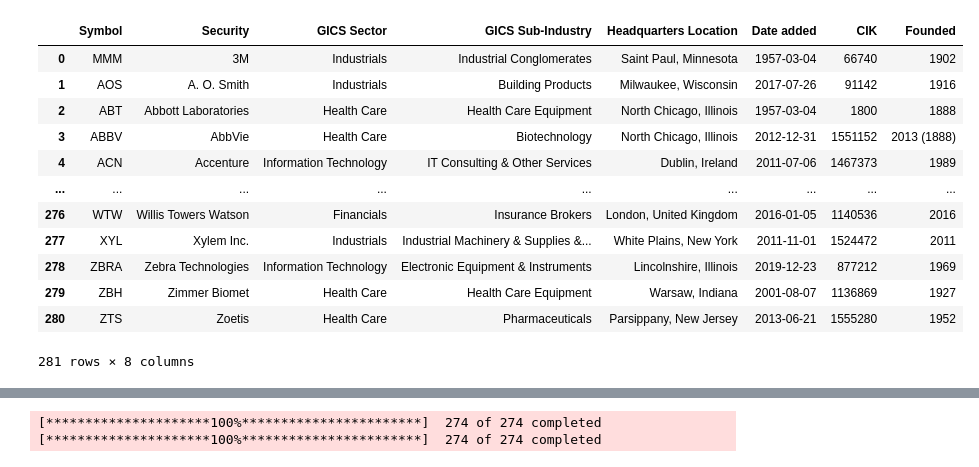
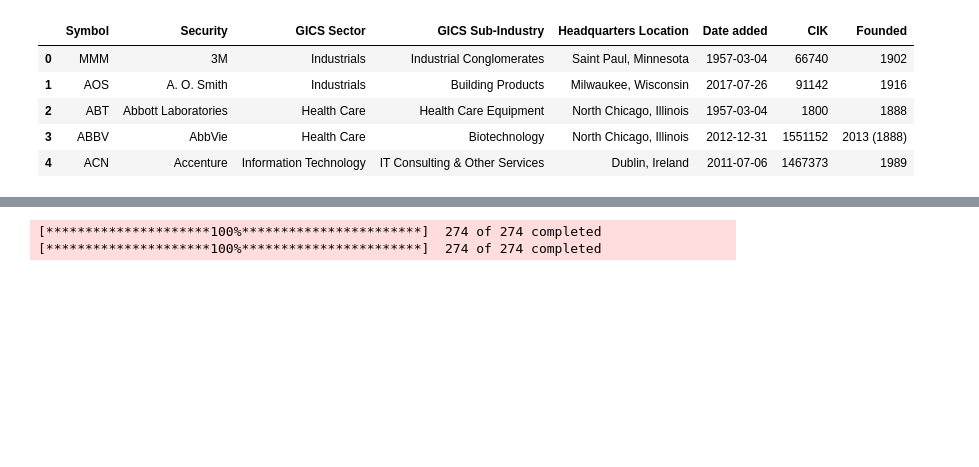
Before and after one commit to ACquantclub/Pairs-Trading-of-Stocks-and-Portfolios, a Jupyter notebook: Euclidean_Pairs_Trading_Project/making_pairs.ipynb, the cells around one changed output, grey strips where cells are left out. Drawn from its saved outputs; the diff is of its cells as text; code cells hidden in the pictures; blank space fills up the shorter version.

```diff
--- a/Euclidean_Pairs_Trading_Project/making_pairs.ipynb
+++ b/Euclidean_Pairs_Trading_Project/making_pairs.ipynb
@@ -48,24 +30,17 @@ stock_table
 # %%
 # Indutry groups to use are below
 industry_group = ['Information Technology','Industrials','Financials','Health Care']
 
 #Datarame with these industry group
 ticker_industry = stock_table[stock_table['GICS Sector'].isin(industry_group)].reset_index(drop=True)
-ticker_industry
+ticker_industry.head()
 # %% [output]
 |  | Symbol | Security | GICS Sector | GICS Sub-Industry | Headquarters Location | Date added | CIK | Founded |
 | 0 | MMM | 3M | Industrials | Industrial Conglomerates | Saint Paul, Minnesota | 1957-03-04 | 66740 | 1902 |
 | 1 | AOS | A. O. Smith | Industrials | Building Products | Milwaukee, Wisconsin | 2017-07-26 | 91142 | 1916 |
 | 2 | ABT | Abbott Laboratories | Health Care | Health Care Equipment | North Chicago, Illinois | 1957-03-04 | 1800 | 1888 |
 | 3 | ABBV | AbbVie | Health Care | Biotechnology | North Chicago, Illinois | 2012-12-31 | 1551152 | 2013 (1888) |
 | 4 | ACN | Accenture | Information Technology | IT Consulting & Other Services | Dublin, Ireland | 2011-07-06 | 1467373 | 1989 |
-| ... | ... | ... | ... | ... | ... | ... | ... | ... |
-| 276 | WTW | Willis Towers Watson | Financials | Insurance Brokers | London, United Kingdom | 2016-01-05 | 1140536 | 2016 |
-| 277 | XYL | Xylem Inc. | Industrials | Industrial Machinery & Supplies &... | White Plains, New York | 2011-11-01 | 1524472 | 2011 |
-| 278 | ZBRA | Zebra Technologies | Information Technology | Electronic Equipment & Instruments | Lincolnshire, Illinois | 2019-12-23 | 877212 | 1969 |
-| 279 | ZBH | Zimmer Biomet | Health Care | Health Care Equipment | Warsaw, Indiana | 2001-08-07 | 1136869 | 1927 |
-| 280 | ZTS | Zoetis | Health Care | Pharmaceuticals | Parsippany, New Jersey | 2013-06-21 | 1555280 | 1952 |
-281 rows × 8 columns
 # %%
 # Dataframe to only contain symbol and sector
 ticker_industry = ticker_industry[['Symbol', 'GICS Sector']]
```
Also changed, not shown: parts of 24 cells of this notebook.
